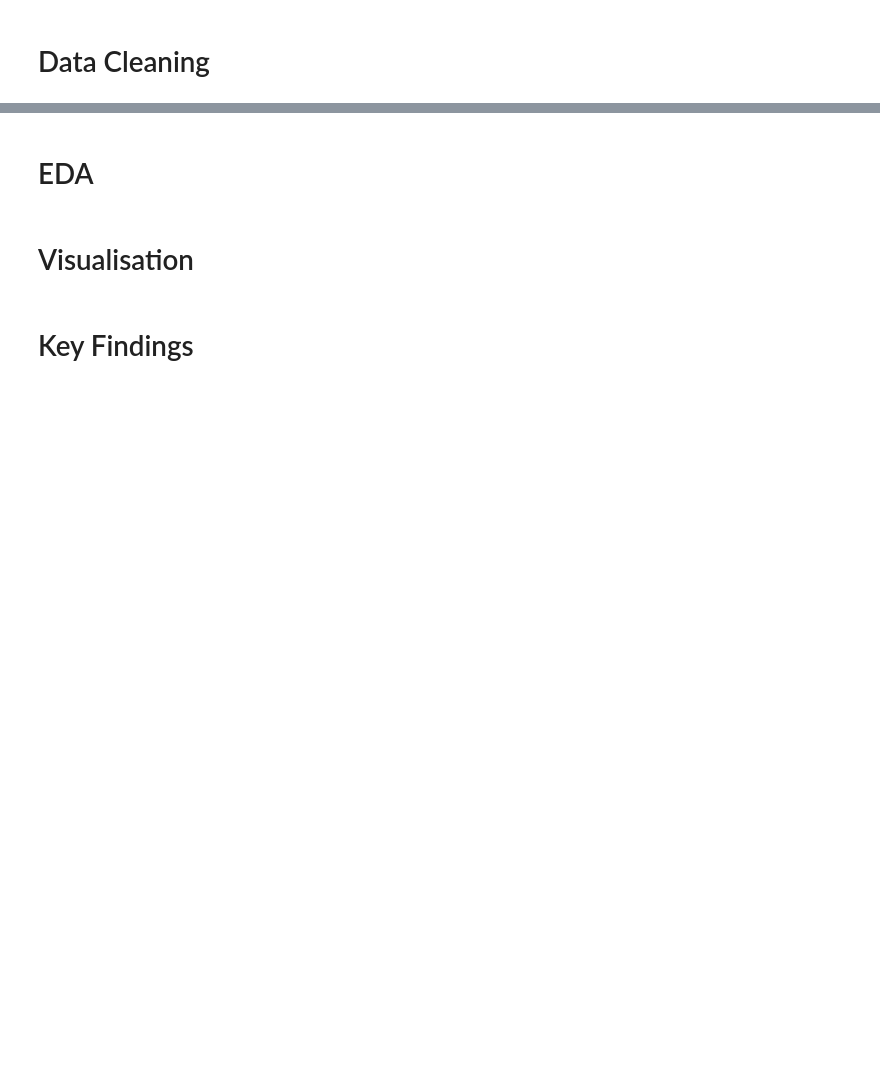
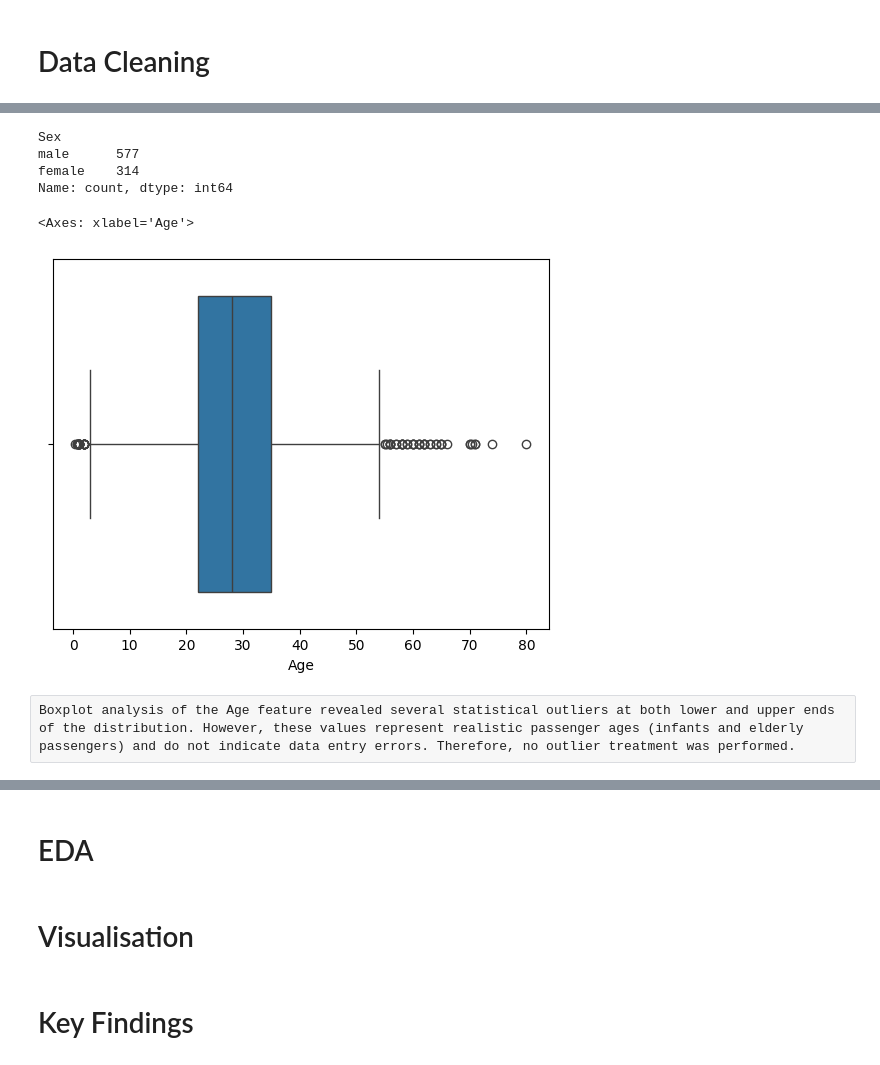
Before and after one commit to raibhardwaj05/titanic-data-cleaning-and-eda, a Jupyter notebook: eda.ipynb, the cells around one changed output, grey strips where cells are left out. Saved outputs shown, nothing was run; the diff lists cells and outputs as text; code cells hidden in the pictures; blank space fills up the shorter version.

Commit message:
objective, data cleaning done

```diff
--- a/eda.ipynb
+++ b/eda.ipynb
@@ -206,0 +349,3 @@ freq (appearance count of the top values)
+# %%
+# now fill the missing values of the deck with "unknown"
+df["Deck"] = df["Deck"].fillna("Unknown")
@@ -206,0 +360,2 @@ freq (appearance count of the top values)
+# %%
+df["Embarked"] = df["Embarked"].fillna(df["Embarked"].mode()[0])
@@ -206,0 +366,4 @@ freq (appearance count of the top values)
+# %%
+df["Age"] = df["Age"].fillna(df["Age"].median())
+# %%
+df.drop("Cabin", axis= 1, inplace= True)
@@ -206,0 +452,14 @@ freq (appearance count of the top values)
+# %%
+df["Sex"].value_counts()
+# %% [output]
+Sex
+male      577
+female    314
+Name: count, dtype: int64
+# %%
+sns.boxplot(x = df["Age"])
+# %% [output]
+<Axes: xlabel='Age'>
+[figure, added]
+# %% [raw]
+Boxplot analysis of the Age feature revealed several statistical outliers at both lower and upper ends of the distribution. However, these values represent realistic passenger ages (infants and elderly passengers) and do not indicate data entry errors. Therefore, no outlier treatment was performed.
```
Also changed, not shown: parts of 38 cells of this notebook, 1 other file.
